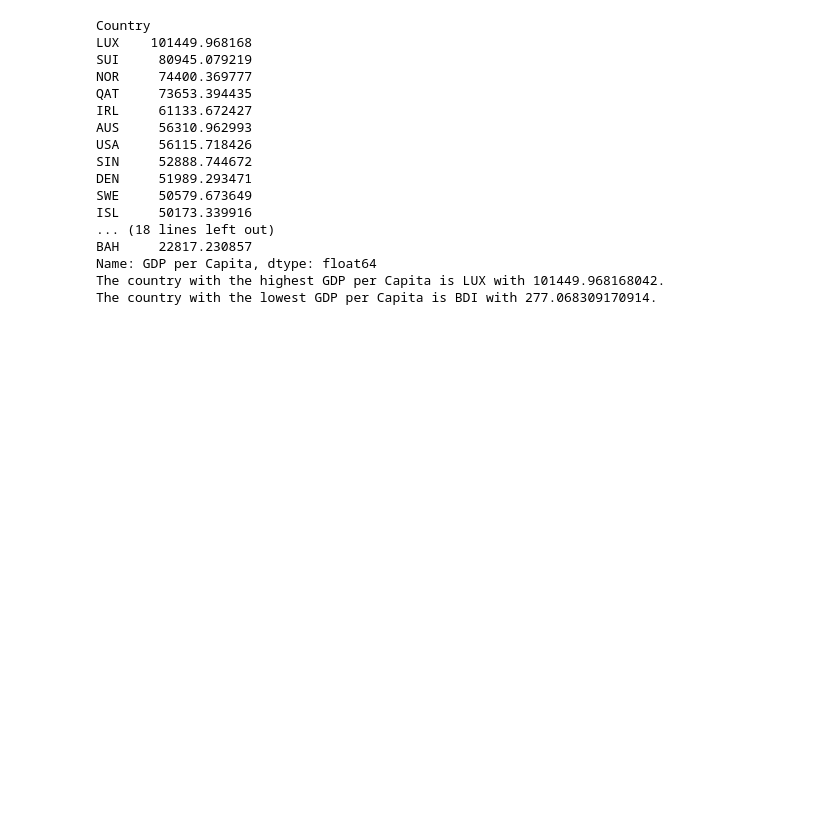
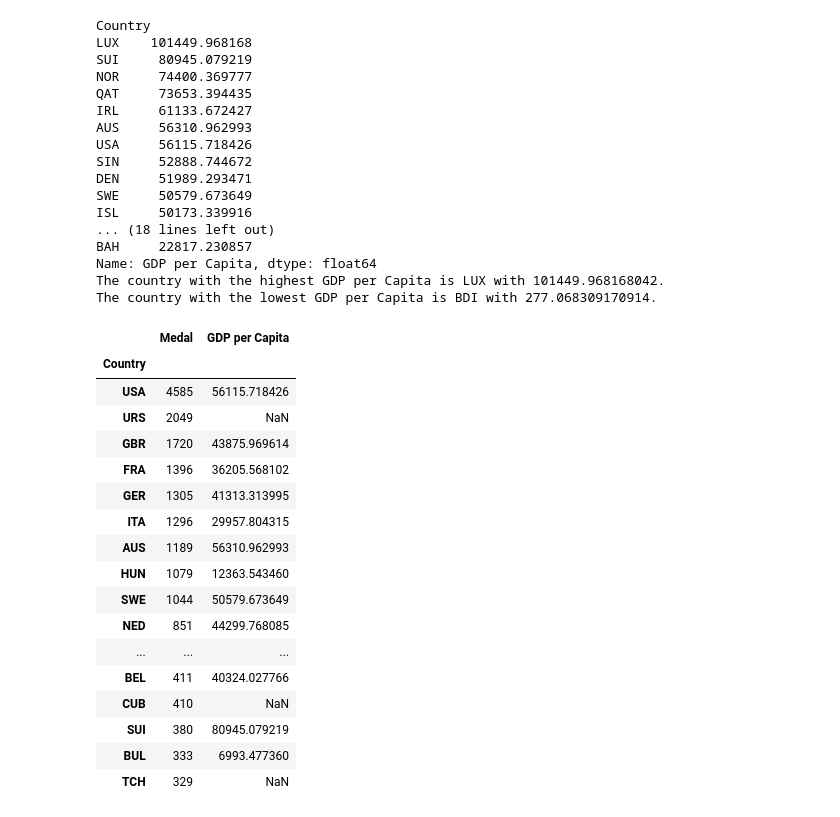
Before and after one commit to AdebolaShelby/Project-1, a Jupyter notebook: project-v1.ipynb, the cells around one changed output. Drawn from its saved outputs; the diff is of its cells as text; code cells hidden in the pictures; blank space fills up the shorter version.

```diff
--- a/project-v1.ipynb
+++ b/project-v1.ipynb
@@ -671,0 +716,4 @@ gdp_df.head()
+# %%
+# drop rows with missing values
+gdp_df = gdp_df.dropna()
+gdp_df.head()
@@ -741,3 +786,27 @@ BAH     22817.230857
 Name: GDP per Capita, dtype: float64
 The country with the highest GDP per Capita is LUX with 101449.968168042.
 The country with the lowest GDP per Capita is BDI with 277.068309170914.
+# %%
+# merge the two dataframes on country
+medals_gdp = pd.merge(medals_by_country, country_gdp, on='Country', how='inner')
+medals_gdp = medals_gdp.sort_values(by='Medal', ascending=False)
+medals_gdp.head(30)
+# %% [output]
+|  | Medal | GDP per Capita |
+| Country |  |  |
+| USA | 4585 | 56115.718426 |
+| URS | 2049 | NaN |
+| GBR | 1720 | 43875.969614 |
+| FRA | 1396 | 36205.568102 |
+| GER | 1305 | 41313.313995 |
+| ITA | 1296 | 29957.804315 |
+| AUS | 1189 | 56310.962993 |
+| HUN | 1079 | 12363.543460 |
+| SWE | 1044 | 50579.673649 |
+| NED | 851 | 44299.768085 |
+| ... | ... | ... |
+| BEL | 411 | 40324.027766 |
+| CUB | 410 | NaN |
+| SUI | 380 | 80945.079219 |
+| BUL | 333 | 6993.477360 |
+| TCH | 329 | NaN |
```
Also changed, not shown: parts of 22 cells of this notebook, 14 other files.
